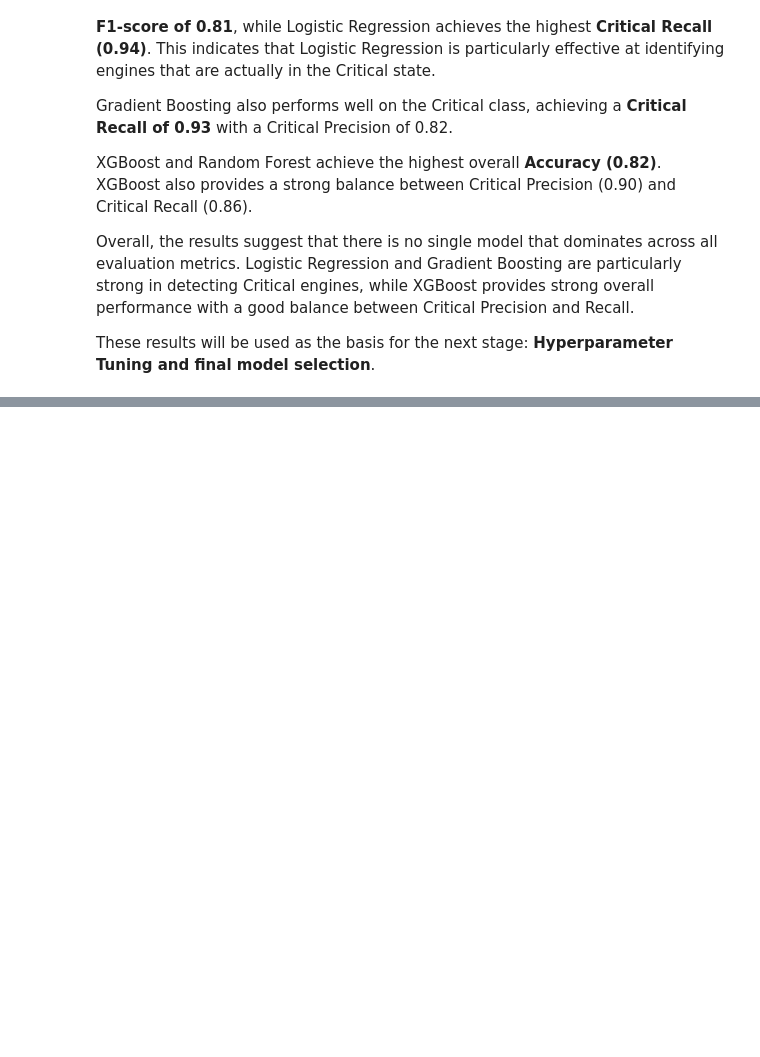
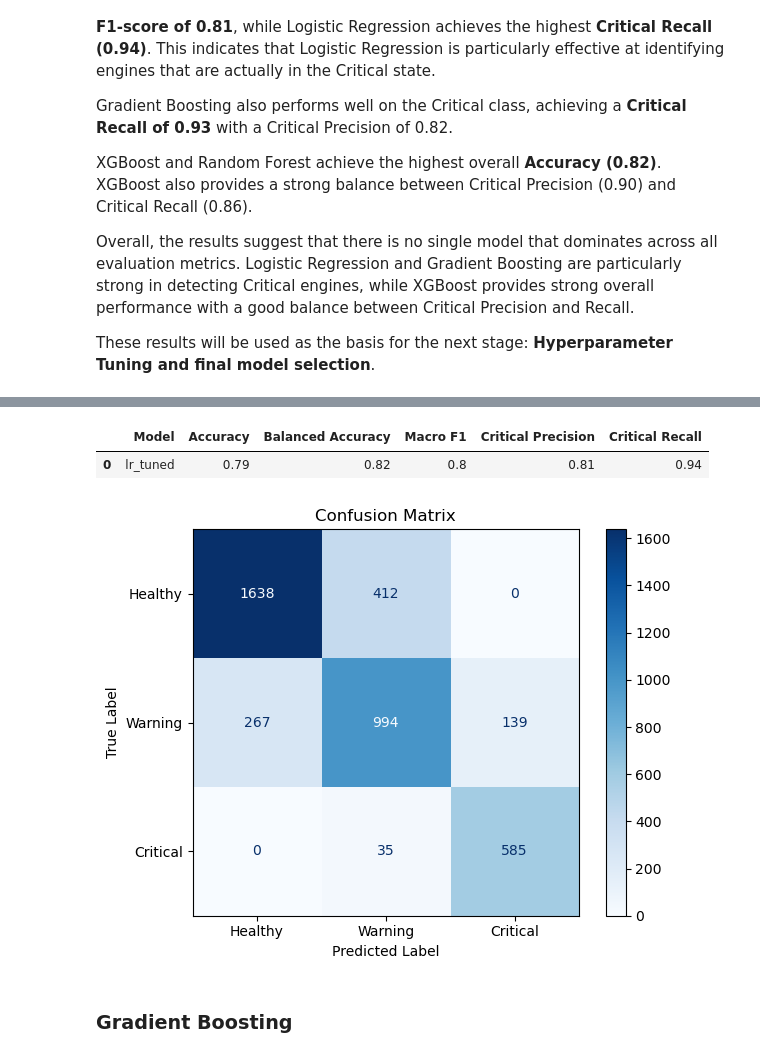
Before and after one commit to variableh/NASA, a Jupyter notebook: 03_classification.ipynb, the cells around one changed output, grey strips where cells are left out. Drawn from its saved outputs; the diff is of its cells as text; code cells hidden in the pictures; blank space fills up the shorter version.

```diff
--- a/03_classification.ipynb
+++ b/03_classification.ipynb
@@ -307,0 +310,8 @@ These results will be used as the basis for the next stage: **Hyperparameter Tun
+# %%
+from sklearn.metrics import recall_score, make_scorer
+
+# تعریف یک scorer سفارشی برای Recall کلاس ۲ (بحرانی)
+critical_recall_scorer = make_scorer(recall_score, average=None, labels=[Critical])
+# %%
+
+group_kfold = GroupKFold(n_splits=3)
@@ -307,0 +320,19 @@ These results will be used as the basis for the next stage: **Hyperparameter Tun
+# %%
+
+lr_param_grid = {
+    "C": [0.01, 0.1, 1, 10, 100],
+    "solver": ["lbfgs", "newton-cg"],
+    "max_iter": [100, 500, 1000]
+}
+
+lr_search = RandomizedSearchCV(
+    estimator=lr_model,
+    param_distributions=lr_param_grid,
+    n_iter=20,
+    scoring=critical_recall_scorer,
+    cv=group_kfold,
+    random_state=42,
+    n_jobs=-1
+)
+
+lr_search.fit(X_train, y_train, groups=train_engine_ids)
@@ -307,0 +351,17 @@ These results will be used as the basis for the next stage: **Hyperparameter Tun
+# %%
+best_lr = lr_search.best_estimator_
+y_pred_lr_tuned = best_lr.predict(X_val)
+lr_tuned_results = evaluate(y_val, y_pred_lr_tuned, "lr_tuned")
+lr_tuned_results
+# %% [output]
+|  | Model | Accuracy | Balanced Accuracy | Macro F1 | Critical Precision | Critical Recall |
+| 0 | lr_tuned | 0.79 | 0.82 | 0.8 | 0.81 | 0.94 |
+# %%
+plot_cm(
+    y_val,
+    y_pred_lr_tuned
+)
+# %% [output]
+[figure, added]
+# %% [markdown]
+### Gradient Boosting
```
Also changed, not shown: parts of 13 cells of this notebook.
